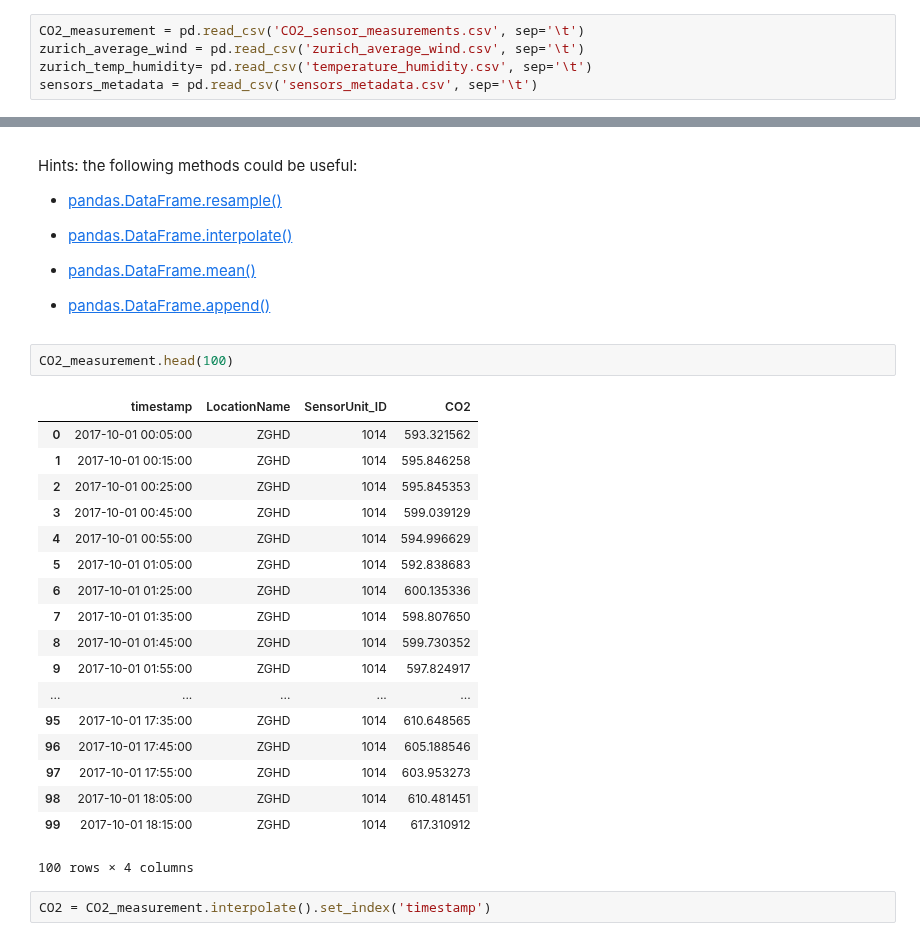
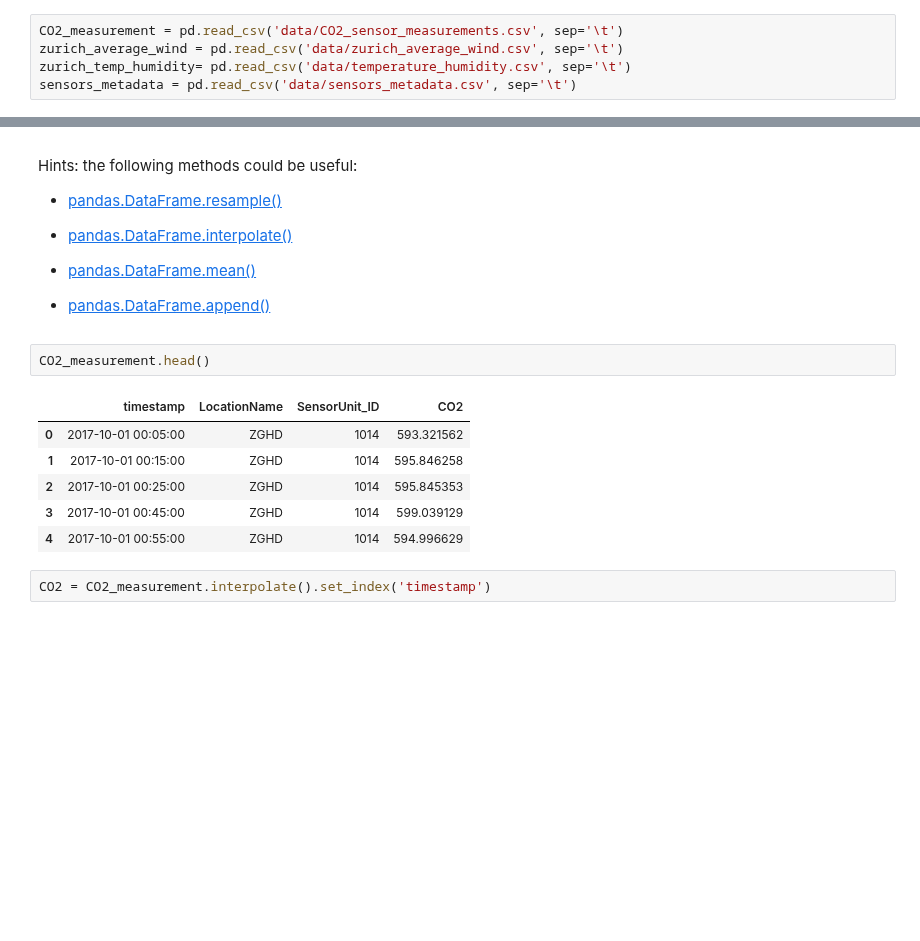
Before and after one commit to joelmfonseca/COM-503, a Jupyter notebook: mini_project/Assignment_DataScience_Lab_week4.ipynb, the cells around one changed output, grey strips where cells are left out. Drawn from its saved outputs; the diff is of its cells as text; blank space fills up the shorter version.

```diff
--- a/mini_project/Assignment_DataScience_Lab_week4.ipynb
+++ b/mini_project/Assignment_DataScience_Lab_week4.ipynb
@@ -61,7 +61,7 @@ Description: It contains the name of the site (LocationName), the zone index (zo
 
 Description: It contains the average wind speed (wind_speed) in the city of Zurich measured every 30 minutes (timestamp).
 # %%
-CO2_measurement = pd.read_csv('CO2_sensor_measurements.csv', sep='\t')
-zurich_average_wind = pd.read_csv('zurich_average_wind.csv', sep='\t')
-zurich_temp_humidity= pd.read_csv('temperature_humidity.csv', sep='\t')
-sensors_metadata = pd.read_csv('sensors_metadata.csv', sep='\t')
+CO2_measurement = pd.read_csv('data/CO2_sensor_measurements.csv', sep='\t')
+zurich_average_wind = pd.read_csv('data/zurich_average_wind.csv', sep='\t')
+zurich_temp_humidity= pd.read_csv('data/temperature_humidity.csv', sep='\t')
+sensors_metadata = pd.read_csv('data/sensors_metadata.csv', sep='\t')
@@ -103,26 +83,14 @@ Hints: the following methods could be useful:
 
 - [pandas.DataFrame.append()](https://pandas.pydata.org/pandas-docs/stable/generated/pandas.DataFrame.append.html)
 # %%
-CO2_measurement.head(100)
+CO2_measurement.head()
 # %% [output]
 |  | timestamp | LocationName | SensorUnit_ID | CO2 |
 | 0 | 2017-10-01 00:05:00 | ZGHD | 1014 | 593.321562 |
 | 1 | 2017-10-01 00:15:00 | ZGHD | 1014 | 595.846258 |
 | 2 | 2017-10-01 00:25:00 | ZGHD | 1014 | 595.845353 |
 | 3 | 2017-10-01 00:45:00 | ZGHD | 1014 | 599.039129 |
 | 4 | 2017-10-01 00:55:00 | ZGHD | 1014 | 594.996629 |
-| 5 | 2017-10-01 01:05:00 | ZGHD | 1014 | 592.838683 |
-| 6 | 2017-10-01 01:25:00 | ZGHD | 1014 | 600.135336 |
-| 7 | 2017-10-01 01:35:00 | ZGHD | 1014 | 598.807650 |
-| 8 | 2017-10-01 01:45:00 | ZGHD | 1014 | 599.730352 |
-| 9 | 2017-10-01 01:55:00 | ZGHD | 1014 | 597.824917 |
-| ... | ... | ... | ... | ... |
-| 95 | 2017-10-01 17:35:00 | ZGHD | 1014 | 610.648565 |
-| 96 | 2017-10-01 17:45:00 | ZGHD | 1014 | 605.188546 |
-| 97 | 2017-10-01 17:55:00 | ZGHD | 1014 | 603.953273 |
-| 98 | 2017-10-01 18:05:00 | ZGHD | 1014 | 610.481451 |
-| 99 | 2017-10-01 18:15:00 | ZGHD | 1014 | 617.310912 |
-100 rows × 4 columns
 # %%
 CO2 = CO2_measurement.interpolate().set_index('timestamp')
 # %%
```
Also changed, not shown: parts of 19 cells of this notebook, 3 other files.
